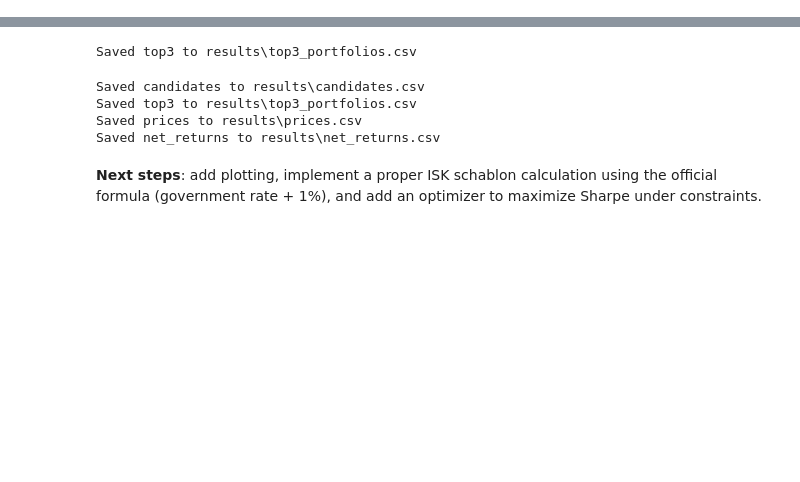
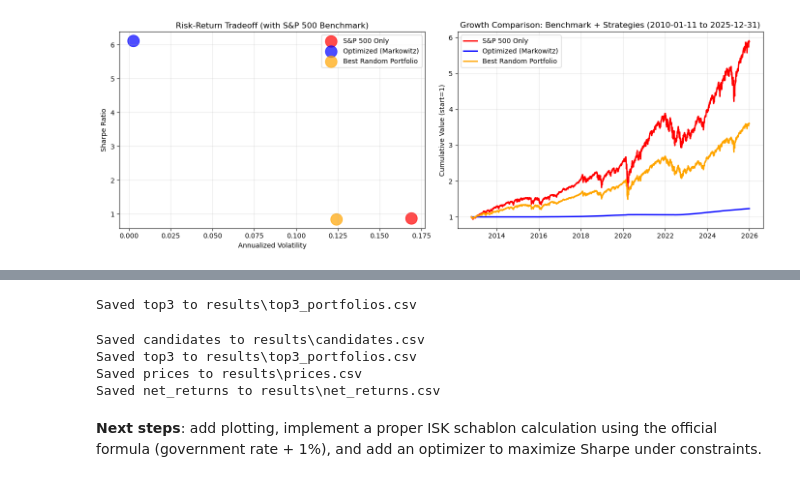
Before and after one commit to Dominique-Thorendal-Research/Long-Term-Buy-and-Hold-Portfolio, a Jupyter notebook: long_term_portfolio_full.ipynb, the cells around one changed output, grey strips where cells are left out. Saved outputs shown, nothing was run; the diff lists cells and outputs as text; code cells hidden in the pictures; blank space fills up the shorter version.

```diff
--- a/long_term_portfolio_full.ipynb
+++ b/long_term_portfolio_full.ipynb
@@ -229,0 +538,84 @@ candidates.sort_values("Sharpe", ascending=False).head(10)
+# %%
+# Benchmark: S&P 500 only vs optimized and best random portfolios
+import matplotlib.pyplot as plt
+
+print("=" * 80)
+print("BENCHMARK COMPARISON: S&P 500 Only vs Optimized vs Best Random")
+print("=" * 80)
+
+# PARAMETER: Set minimum CAGR target for best random portfolio (None = no filter)
+RANDOM_CAGR_TARGET = 0.10 # Set to e.g., 0.08 for 8% CAGR minimum, or None for no filter
+
+# Select best random portfolio based on CAGR target
+if RANDOM_CAGR_TARGET is not None:
+    filtered_random = candidates[candidates['CAGR'] >= RANDOM_CAGR_TARGET].copy()
+    if len(filtered_random) > 0:
+        best_random = filtered_random.sort_values('Sharpe', ascending=False).iloc[0]
+        print(f"\nFiltered random portfolios by CAGR >= {RANDOM_CAGR_TARGET:.1%}")
+        print(f"Found {len(filtered_random)} portfolios meeting target")
+    else:
+        print(f"\n⚠ No random portfolios found with CAGR >= {RANDOM_CAGR_TARGET:.1%}")
+        print(f"Using best Sharpe regardless of CAGR")
+        best_random = candidates.sort_values('Sharpe', ascending=False).iloc[0]
+else:
+    best_random = candidates.sort_values('Sharpe', ascending=False).iloc[0]
+    print(f"\nNo CAGR filter applied - using best Sharpe overall")
+
+best_random_weights = {asset: float(best_random[f'w_{asset}']) for asset in assets}
+
+# S&P 500 only strategy (100% SPY)
+spy_weights = {asset: 1.0 if asset == 'USA_SP500' else 0.0 for asset in assets}
+spy_rets = portfolio_return_series(net_returns, spy_weights)
+spy_metrics = portfolio_metrics_from_returns(spy_rets)
+
+# All three strategies
+all_strategies = {
+    'S&P 500 Only': spy_weights,
+    'Optimized (Markowitz)': opt_weights,
+    'Best Random Portfolio': best_random_weights
+}
+
+all_rows = []
+for strategy_name, weights in all_strategies.items():
+    p_rets = portfolio_return_series(net_returns, weights)
+    mets = portfolio_metrics_from_returns(p_rets)
+    all_rows.append({
+        'Strategy': strategy_name,
+        'CAGR': mets['CAGR'],
+        'AnnualVol': mets['AnnualVol'],
+        'Sharpe': mets['Sharpe'],
+        'Max DD': mets['MaxDrawdown']
+    })
+
+all_comp_df = pd.DataFrame(all_rows)
+print("\n" + all_comp_df.to_string(index=False))
+
+# Enhanced visualization with S&P 500 benchmark
+fig, ax = plt.subplots(1, 2, figsize=(14, 5))
+
+# Scatter: Sharpe vs Vol
+colors = {'S&P 500 Only': 'red', 'Optimized (Markowitz)': 'blue', 'Best Random Portfolio': 'orange'}
+for strategy_name in all_strategies.keys():
+    row = all_comp_df[all_comp_df['Strategy'] == strategy_name].iloc[0]
+    ax[0].scatter(row['AnnualVol'], row['Sharpe'], s=300, alpha=0.7, label=strategy_name, color=colors.get(strategy_name, 'gray'))
+ax[0].set_xlabel('Annualized Volatility')
+ax[0].set_ylabel('Sharpe Ratio')
+ax[0].set_title('Risk-Return Tradeoff (with S&P 500 Benchmark)')
+ax[0].legend()
+ax[0].grid(True, alpha=0.3)
+
+# Cumulative returns comparison (all three)
+for strategy_name, weights in all_strategies.items():
+    p_rets = portfolio_return_series(net_returns, weights)
+    vals = (1 + p_rets).cumprod()
+    ax[1].plot(vals.index, vals, label=strategy_name, linewidth=2, color=colors.get(strategy_name, 'gray'))
+ax[1].set_ylabel('Cumulative Value (start=1)')
+ax[1].set_title(f'Growth Comparison: Benchmark + Strategies ({START_DATE} to {END_DATE})')
+ax[1].legend()
+ax[1].grid(True, alpha=0.3)
+
+plt.tight_layout()
+plt.show()
+
+print("=" * 80)
+# %% [output]
@@ -229,0 +633 @@ candidates.sort_values("Sharpe", ascending=False).head(10)
+[figure, added]
```
Also changed, not shown: parts of 16 cells of this notebook.
